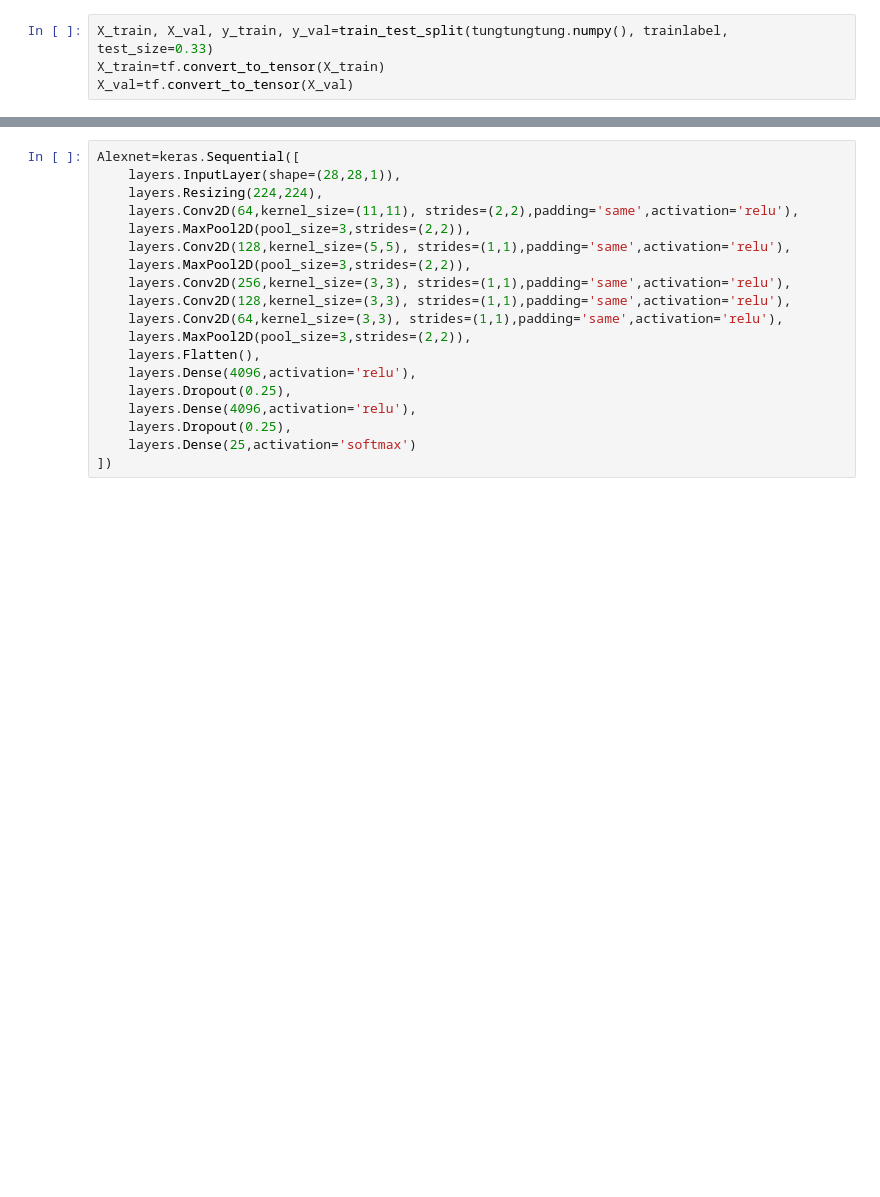
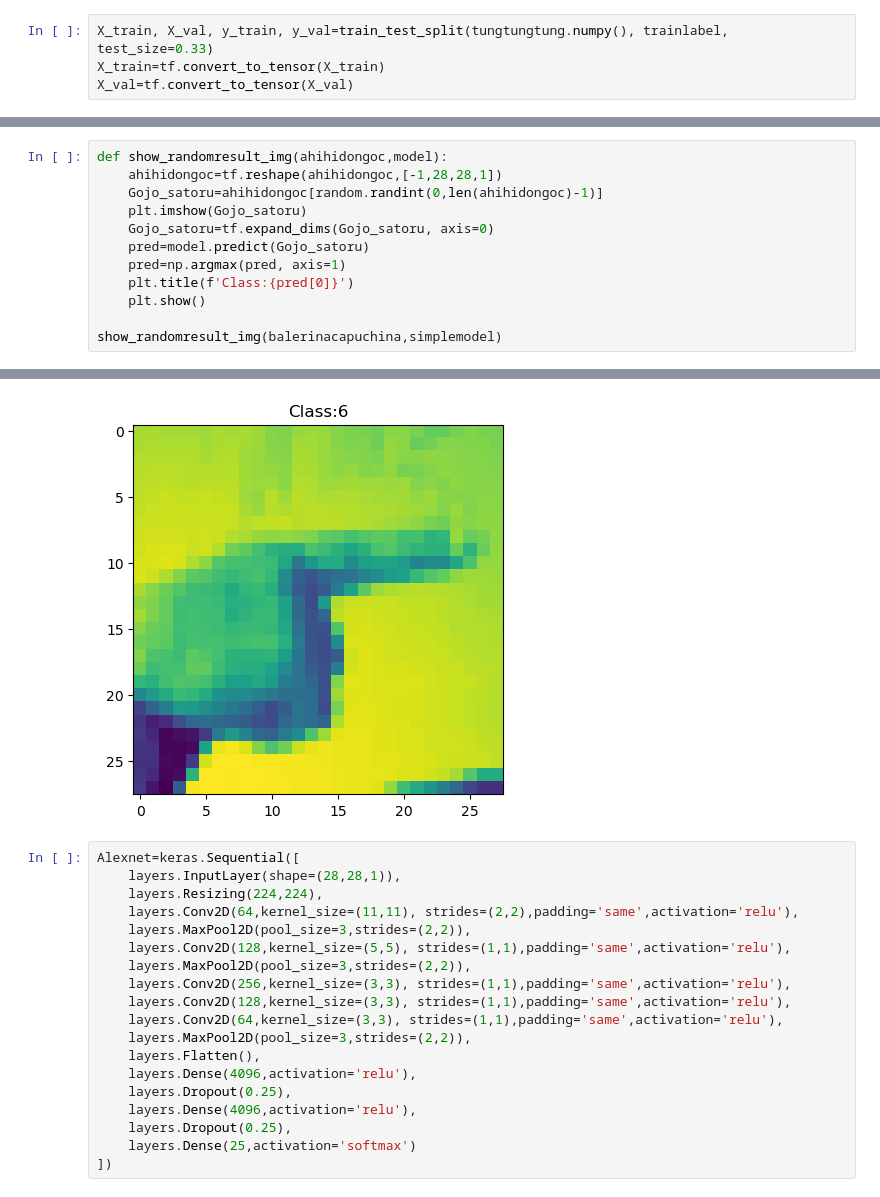
Before and after one commit to NabiChan/MNIST-Hand-signs-language, a Jupyter notebook: Sign Language.ipynb, the cells around one changed output, grey strips where cells are left out. Drawn from its saved outputs; the diff is of its cells as text; blank space fills up the shorter version.

```diff
--- a/Sign Language.ipynb
+++ b/Sign Language.ipynb
@@ -85,0 +170,13 @@ X_val=tf.convert_to_tensor(X_val)
+# %%
+def show_randomresult_img(ahihidongoc,model):
+    ahihidongoc=tf.reshape(ahihidongoc,[-1,28,28,1])
+    Gojo_satoru=ahihidongoc[random.randint(0,len(ahihidongoc)-1)]
+    plt.imshow(Gojo_satoru)
+    Gojo_satoru=tf.expand_dims(Gojo_satoru, axis=0)
+    pred=model.predict(Gojo_satoru)
+    pred=np.argmax(pred, axis=1)
+    plt.title(f'Class:{pred[0]}')
+    plt.show()
+
+show_randomresult_img(balerinacapuchina,simplemodel)
+# %% [output]
@@ -86,3 +184,4 @@ X_val=tf.convert_to_tensor(X_val)
+[figure, added]
 # %%
 Alexnet=keras.Sequential([
     layers.InputLayer(shape=(28,28,1)),
```
Also changed, not shown: parts of 12 cells of this notebook.
